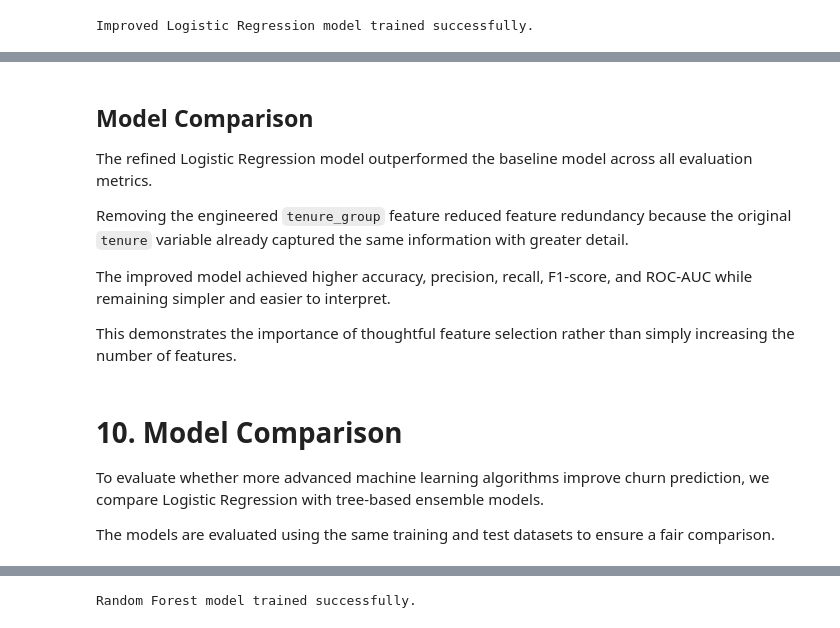
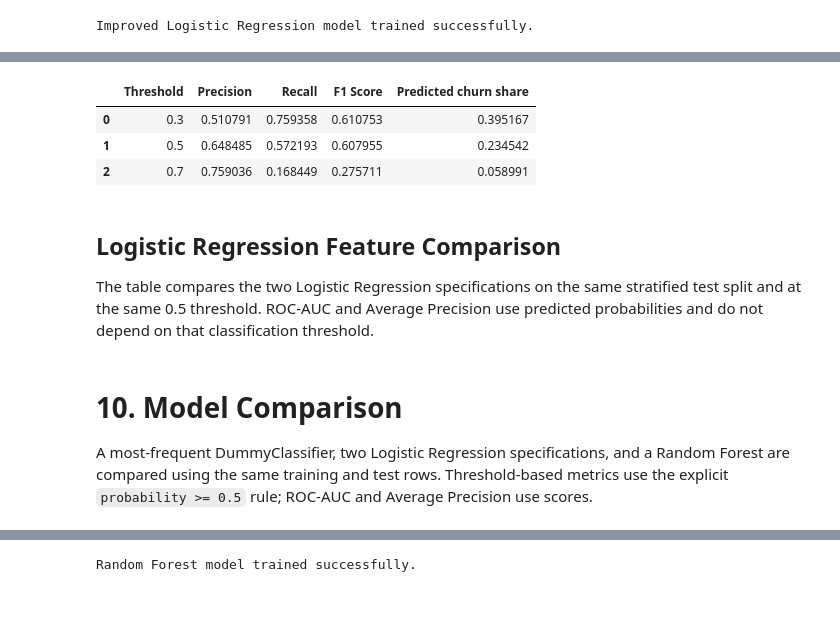
Before and after one commit to boraneak/Customer-Churn-Analysis, a Jupyter notebook: notebooks/churn_analysis.ipynb, the cells around one changed output, grey strips where cells are left out. Drawn from its saved outputs; the diff is of its cells as text; code cells hidden in the pictures.

```diff
--- a/notebooks/churn_analysis.ipynb
+++ b/notebooks/churn_analysis.ipynb
@@ -1036,17 +987,67 @@ comparison
+# %%
+from IPython.display import display
+from sklearn.metrics import precision_recall_curve
+
+threshold_rows = []
+for threshold in (0.3, 0.5, 0.7):
+    threshold_metrics, threshold_predictions = evaluate_binary_classifier(
+        y_test,
+        improved_y_pred_proba,
+        threshold=threshold,
+    )
+    threshold_rows.append(
+        {
+            "Threshold": threshold,
+            "Precision": threshold_metrics["Precision"],
+            "Recall": threshold_metrics["Recall"],
+            "F1 Score": threshold_metrics["F1 Score"],
+            "Predicted churn share": threshold_predictions.mean(),
+        }
+    )
+
+threshold_comparison = pd.DataFrame(threshold_rows)
+display(threshold_comparison)
+
+pr_precision, pr_recall, _ = precision_recall_curve(y_test, improved_y_pred_proba)
+plt.figure(figsize=(7, 5))
+plt.plot(
+    pr_recall,
+    pr_precision,
+    label=f"Improved Logistic Regression (AP={improved_average_precision:.3f})",
+)
+plt.axhline(
+    y=y_test.mean(),
+    linestyle="--",
+    color="gray",
+    label="Churn prevalence",
+)
+plt.scatter(
+    [improved_recall],
+    [improved_precision],
+    marker="o",
+    color="black",
+    label="Threshold = 0.5",
+    zorder=3,
+)
+plt.title("Precision-Recall Curve: Improved Logistic Regression")
+plt.xlabel("Recall")
+plt.ylabel("Precision")
+plt.xlim(0, 1)
+plt.ylim(0, 1)
+plt.grid(alpha=0.25)
+plt.legend()
+plt.show()
+# %% [output]
+|  | Threshold | Precision | Recall | F1 Score | Predicted churn share |
+| 0 | 0.3 | 0.510791 | 0.759358 | 0.610753 | 0.395167 |
+| 1 | 0.5 | 0.648485 | 0.572193 | 0.607955 | 0.234542 |
+| 2 | 0.7 | 0.759036 | 0.168449 | 0.275711 | 0.058991 |
 # %% [markdown]
-## Model Comparison
+## Logistic Regression Feature Comparison
 
-The refined Logistic Regression model outperformed the baseline model across all evaluation metrics.
-
-Removing the engineered `tenure_group` feature reduced feature redundancy because the original `tenure` variable already captured the same information with greater detail.
-
-The improved model achieved higher accuracy, precision, recall, F1-score, and ROC-AUC while remaining simpler and easier to interpret.
-
-This demonstrates the importance of thoughtful feature selection rather than simply increasing the number of features.
+The table compares the two Logistic Regression specifications on the same stratified test split and at the same 0.5 threshold. ROC-AUC and Average Precision use predicted probabilities and do not depend on that classification threshold.
 # %% [markdown]
 # 10. Model Comparison
 
-To evaluate whether more advanced machine learning algorithms improve churn prediction, we compare Logistic Regression with tree-based ensemble models.
-
-The models are evaluated using the same training and test datasets to ensure a fair comparison.
+A most-frequent DummyClassifier, two Logistic Regression specifications, and a Random Forest are compared using the same training and test rows. Threshold-based metrics use the explicit `probability >= 0.5` rule; ROC-AUC and Average Precision use scores.
 # %%
```
Also changed, not shown: parts of 45 cells of this notebook, 4 other files.
